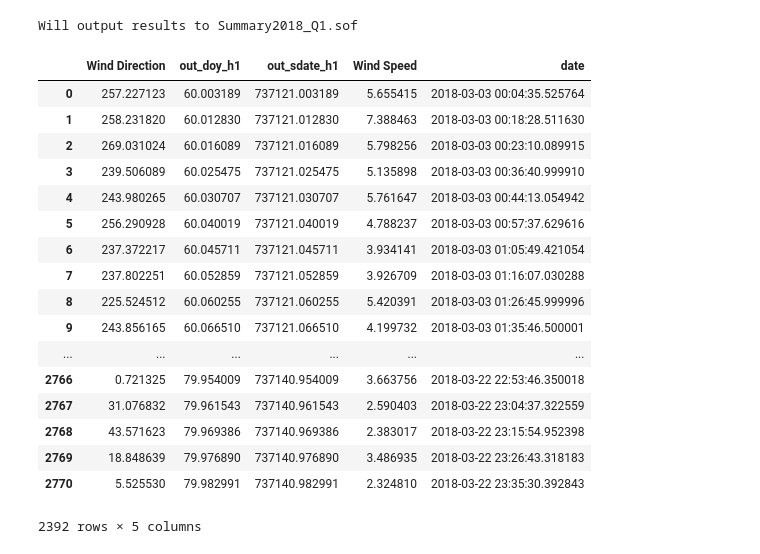
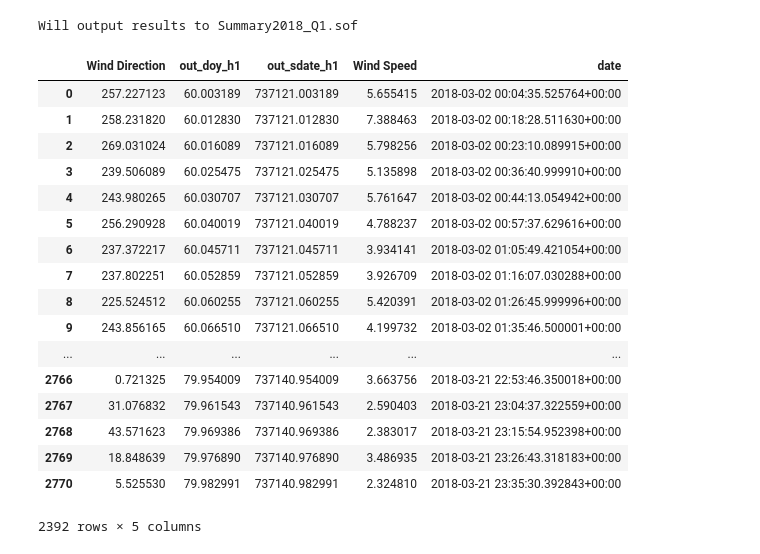
Before and after one commit to craobhruadh/WInd_SOF_conversions, a Jupyter notebook: LIDAR_to_SOF.ipynb, the cells around one changed output. Cells and saved outputs as stored; diff of their text form; code cells hidden in the pictures.

```diff
--- a/LIDAR_to_SOF.ipynb
+++ b/LIDAR_to_SOF.ipynb
@@ -40,25 +41,24 @@ df = pd.DataFrame(d)
 # %%
 df.dropna(how='all', inplace=True)
 # %%
-df['date'] = df['out_sdate_h1'].map(lambda x: datetime.datetime(1,1,1) + datetime.timedelta(days=x) - datetime.timedelta(days=366))
+df['date'] = df['out_sdate_h1'].map(lambda x:( datetime.datetime(1,1,1, tzinfo=pytz.utc) + datetime.timedelta(days=x) - datetime.timedelta(days=367)))
+df
+# %% [output]
+|  | Wind Direction | out_doy_h1 | out_sdate_h1 | Wind Speed | date |
+| 0 | 257.227123 | 60.003189 | 737121.003189 | 5.655415 | 2018-03-02 00:04:35.525764+00:00 |
+| 1 | 258.231820 | 60.012830 | 737121.012830 | 7.388463 | 2018-03-02 00:18:28.511630+00:00 |
+| 2 | 269.031024 | 60.016089 | 737121.016089 | 5.798256 | 2018-03-02 00:23:10.089915+00:00 |
+| 3 | 239.506089 | 60.025475 | 737121.025475 | 5.135898 | 2018-03-02 00:36:40.999910+00:00 |
+| 4 | 243.980265 | 60.030707 | 737121.030707 | 5.761647 | 2018-03-02 00:44:13.054942+00:00 |
+| 5 | 256.290928 | 60.040019 | 737121.040019 | 4.788237 | 2018-03-02 00:57:37.629616+00:00 |
+| 6 | 237.372217 | 60.045711 | 737121.045711 | 3.934141 | 2018-03-02 01:05:49.421054+00:00 |
+| 7 | 237.802251 | 60.052859 | 737121.052859 | 3.926709 | 2018-03-02 01:16:07.030288+00:00 |
+| 8 | 225.524512 | 60.060255 | 737121.060255 | 5.420391 | 2018-03-02 01:26:45.999996+00:00 |
+| 9 | 243.856165 | 60.066510 | 737121.066510 | 4.199732 | 2018-03-02 01:35:46.500001+00:00 |
+| ... | ... | ... | ... | ... | ... |
+| 2766 | 0.721325 | 79.954009 | 737140.954009 | 3.663756 | 2018-03-21 22:53:46.350018+00:00 |
+| 2767 | 31.076832 | 79.961543 | 737140.961543 | 2.590403 | 2018-03-21 23:04:37.322559+00:00 |
+| 2768 | 43.571623 | 79.969386 | 737140.969386 | 2.383017 | 2018-03-21 23:15:54.952398+00:00 |
+| 2769 | 18.848639 | 79.976890 | 737140.976890 | 3.486935 | 2018-03-21 23:26:43.318183+00:00 |
+| 2770 | 5.525530 | 79.982991 | 737140.982991 | 2.324810 | 2018-03-21 23:35:30.392843+00:00 |
+2392 rows × 5 columns
-# %%
-df
-# %% [output]
-|  | Wind Direction | out_doy_h1 | out_sdate_h1 | Wind Speed | date |
-| 0 | 257.227123 | 60.003189 | 737121.003189 | 5.655415 | 2018-03-03 00:04:35.525764 |
-| 1 | 258.231820 | 60.012830 | 737121.012830 | 7.388463 | 2018-03-03 00:18:28.511630 |
-| 2 | 269.031024 | 60.016089 | 737121.016089 | 5.798256 | 2018-03-03 00:23:10.089915 |
-| 3 | 239.506089 | 60.025475 | 737121.025475 | 5.135898 | 2018-03-03 00:36:40.999910 |
-| 4 | 243.980265 | 60.030707 | 737121.030707 | 5.761647 | 2018-03-03 00:44:13.054942 |
-| 5 | 256.290928 | 60.040019 | 737121.040019 | 4.788237 | 2018-03-03 00:57:37.629616 |
-| 6 | 237.372217 | 60.045711 | 737121.045711 | 3.934141 | 2018-03-03 01:05:49.421054 |
-| 7 | 237.802251 | 60.052859 | 737121.052859 | 3.926709 | 2018-03-03 01:16:07.030288 |
-| 8 | 225.524512 | 60.060255 | 737121.060255 | 5.420391 | 2018-03-03 01:26:45.999996 |
-| 9 | 243.856165 | 60.066510 | 737121.066510 | 4.199732 | 2018-03-03 01:35:46.500001 |
-| ... | ... | ... | ... | ... | ... |
-| 2766 | 0.721325 | 79.954009 | 737140.954009 | 3.663756 | 2018-03-22 22:53:46.350018 |
-| 2767 | 31.076832 | 79.961543 | 737140.961543 | 2.590403 | 2018-03-22 23:04:37.322559 |
-| 2768 | 43.571623 | 79.969386 | 737140.969386 | 2.383017 | 2018-03-22 23:15:54.952398 |
-| 2769 | 18.848639 | 79.976890 | 737140.976890 | 3.486935 | 2018-03-22 23:26:43.318183 |
-| 2770 | 5.525530 | 79.982991 | 737140.982991 | 2.324810 | 2018-03-22 23:35:30.392843 |
-2392 rows × 5 columns
```
Also changed, not shown: parts of 3 cells of this notebook.
